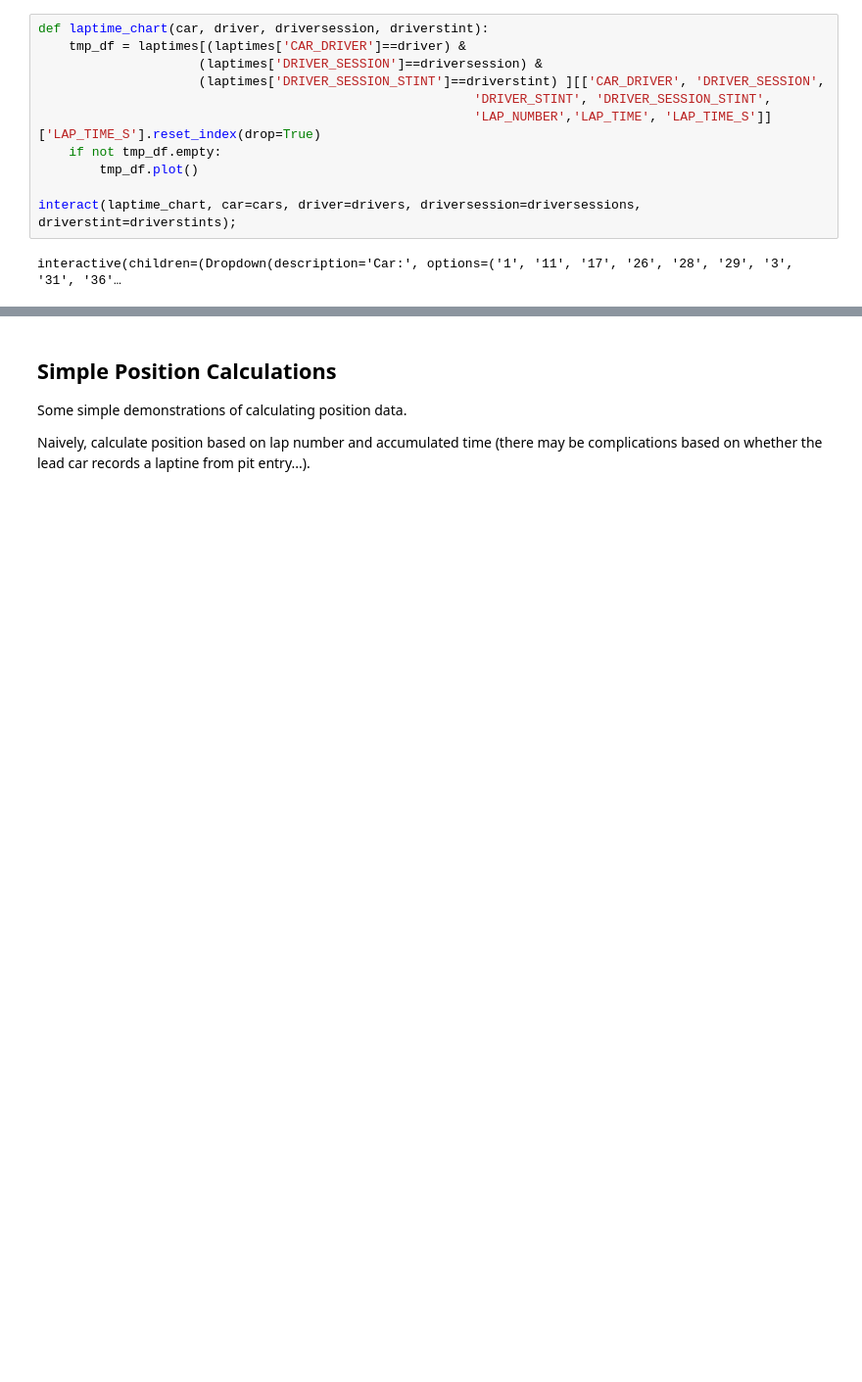
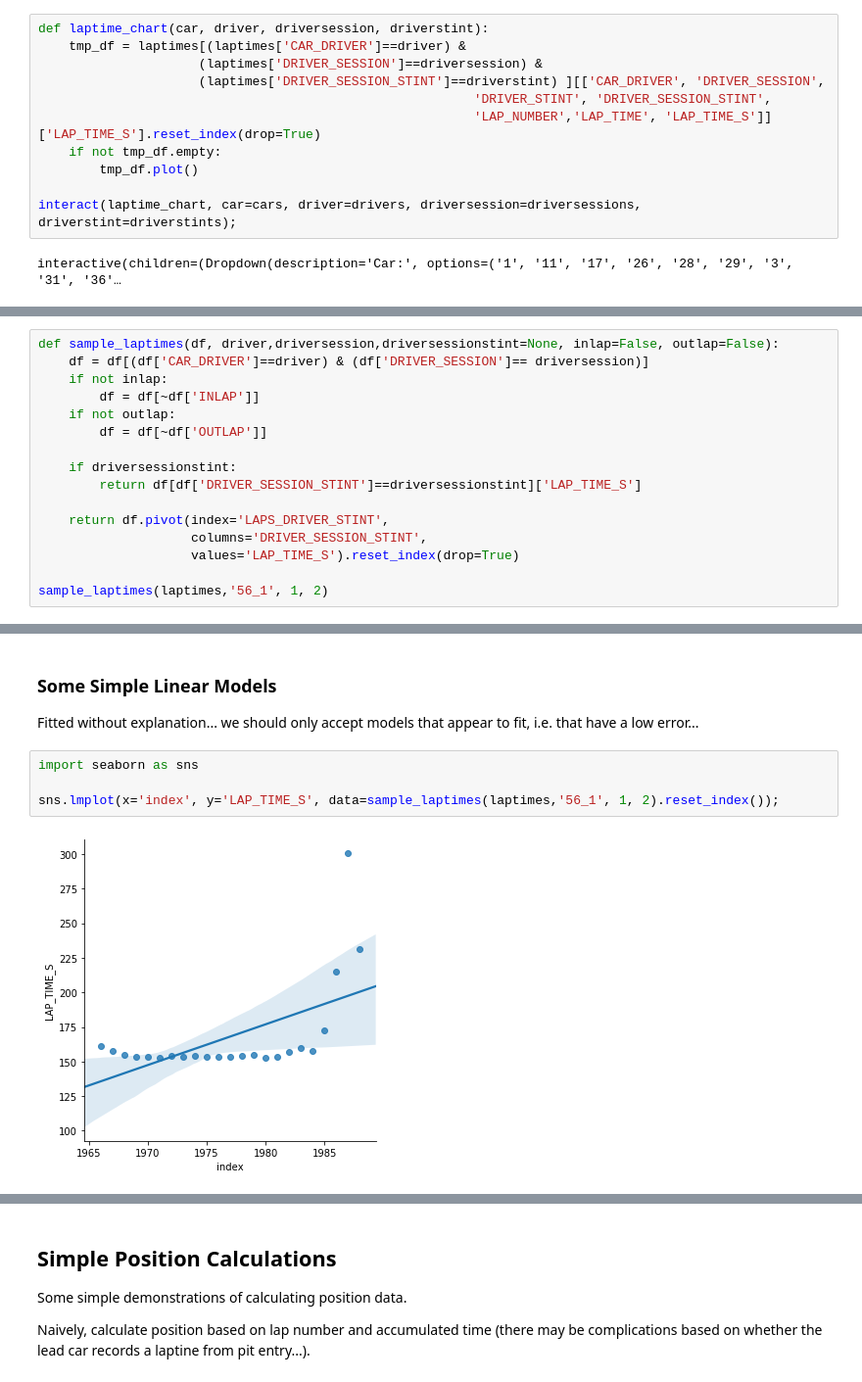
Before and after one commit to f1datajunkie/WEC, a Jupyter notebook: notebooks/Simple demo.ipynb, the cells around one changed output, grey strips where cells are left out. Shown at 98% size. Cells and saved outputs as stored; diff of their text form; blank space fills up the shorter version.

```diff
--- a/notebooks/Simple demo.ipynb
+++ b/notebooks/Simple demo.ipynb
@@ -321,0 +327,16 @@ interactive(children=(Dropdown(description='Car:', options=('1', '11', '17', '26
+# %%
+def sample_laptimes(df, driver,driversession,driversessionstint=None, inlap=False, outlap=False):
+    df = df[(df['CAR_DRIVER']==driver) & (df['DRIVER_SESSION']== driversession)]
+    if not inlap:
+        df = df[~df['INLAP']]
+    if not outlap:
+        df = df[~df['OUTLAP']]
+
+    if driversessionstint:
+        return df[df['DRIVER_SESSION_STINT']==driversessionstint]['LAP_TIME_S']
+
+    return df.pivot(index='LAPS_DRIVER_STINT',
+                    columns='DRIVER_SESSION_STINT',
+                    values='LAP_TIME_S').reset_index(drop=True)
+
+sample_laptimes(laptimes,'56_1', 1, 2)
@@ -321,0 +361,10 @@ interactive(children=(Dropdown(description='Car:', options=('1', '11', '17', '26
+# %% [markdown]
+### Some Simple Linear Models
+
+Fitted without explanation... we should only accept models that appear to fit, i.e. that have a low error...
+# %%
+import seaborn as sns
+
+sns.lmplot(x='index', y='LAP_TIME_S', data=sample_laptimes(laptimes,'56_1', 1, 2).reset_index());
+# %% [output]
+[figure, added]
```
Also changed, not shown: parts of 12 cells of this notebook.
